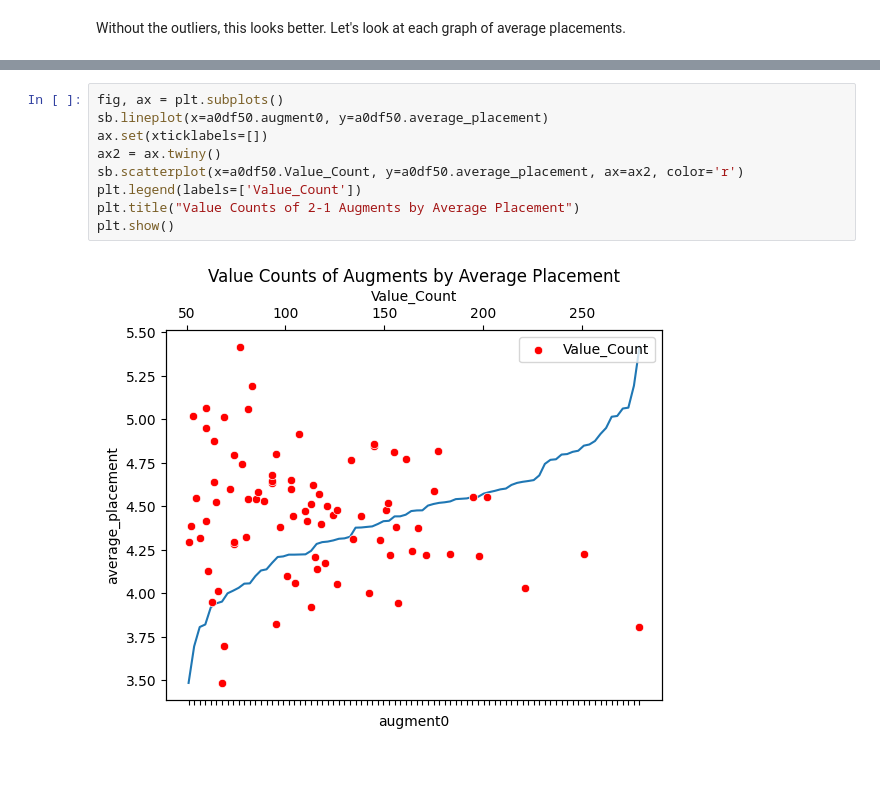
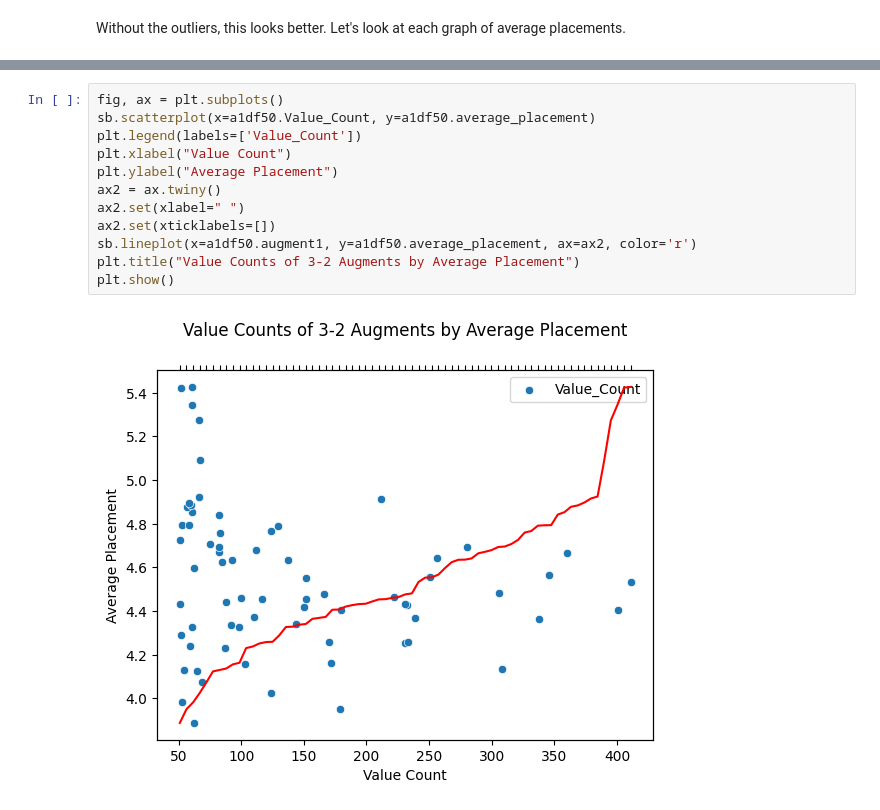
Before and after one commit to Skahan93/Skahan93.github.io, a Jupyter notebook: index.ipynb, the cells around one changed output, grey strips where cells are left out. Saved outputs shown, nothing was run; the diff lists cells and outputs as text; blank space fills up the shorter version.

```diff
--- a/index.ipynb
+++ b/index.ipynb
@@ -374,13 +461,16 @@ Without the outliers, this looks better. Let's look at each graph of average pla
 # %%
 fig, ax = plt.subplots()
-sb.lineplot(x=a0df50.augment0, y=a0df50.average_placement)
-ax.set(xticklabels=[])
+sb.scatterplot(x=a1df50.Value_Count, y=a1df50.average_placement)
+plt.legend(labels=['Value_Count'])
+plt.xlabel("Value Count")
+plt.ylabel("Average Placement")
 ax2 = ax.twiny()
-sb.scatterplot(x=a0df50.Value_Count, y=a0df50.average_placement, ax=ax2, color='r')
-plt.legend(labels=['Value_Count'])
-plt.title("Value Counts of 2-1 Augments by Average Placement")
+ax2.set(xlabel=" ")
+ax2.set(xticklabels=[])
+sb.lineplot(x=a1df50.augment1, y=a1df50.average_placement, ax=ax2, color='r')
+plt.title("Value Counts of 3-2 Augments by Average Placement")
 plt.show()
 # %% [output]
-[figure, old version]
+[figure, new version]
 # %%
 fig, ax = plt.subplots()
```
Also changed, not shown: parts of 19 cells of this notebook, 1 other file.
